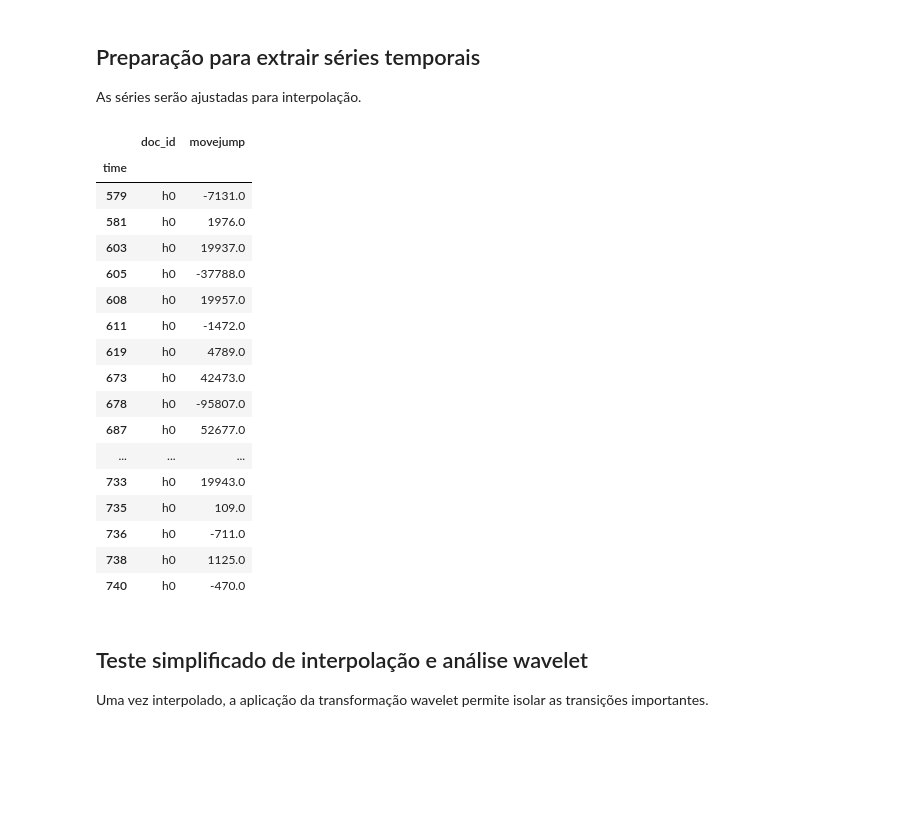
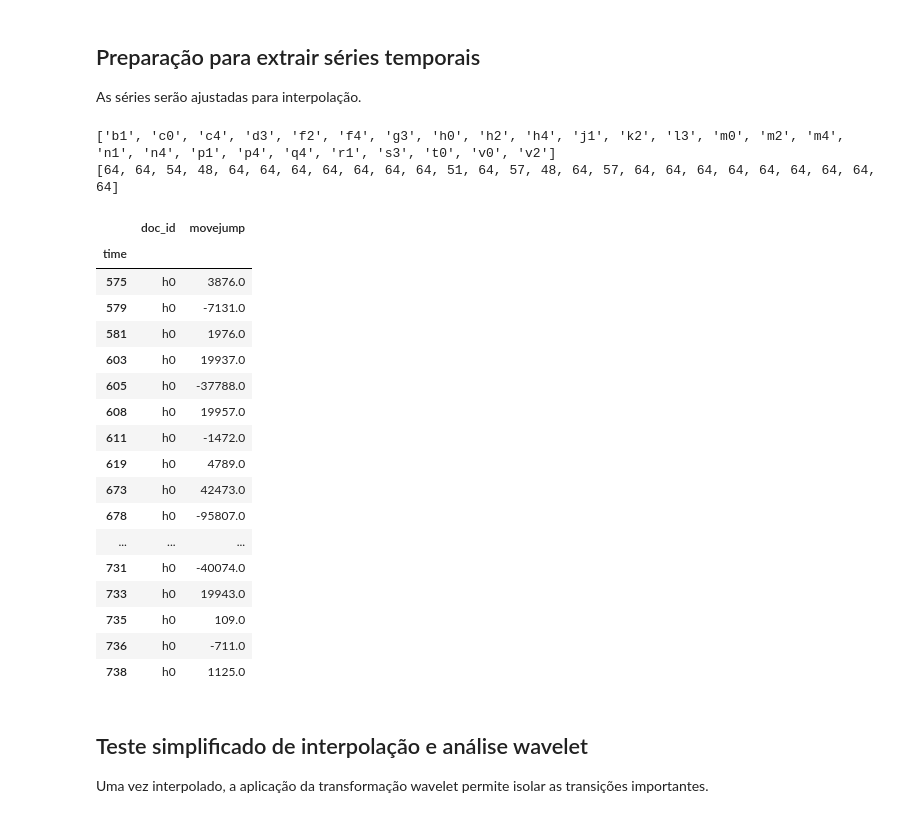
Before and after one commit to labase/data_edu, a Jupyter notebook: ipnb/organelas.ipynb, the cells around one changed output. Saved outputs shown, nothing was run; the diff lists cells and outputs as text; code cells hidden in the pictures; blank space fills up the shorter version.

```diff
--- a/ipnb/organelas.ipynb
+++ b/ipnb/organelas.ipynb
@@ -412,17 +414,23 @@ As séries serão ajustadas para interpolação.
 # %%
 # ds = df.groupby(['doc_id', 'time'])['time'].reset_index()
 # ds = df[df.doc_id[:], df.time[:]]
 ds = df.loc[:, ['doc_id', 'time', 'movejump']]
 # ds['time'] = pd.to_datetime(ds['time'])
 ds.index = ds['time'].div(1000).astype(int)
 del ds['time']
 # ds = ds.groupby('doc_id').resample('ms').mean()# .mean().head(4)
-dfs = [x for _, x in ds.groupby('doc_id') if x.index[-1]>400]
-b1 = dfs[7]
+# dfs = [x for _, x in ds.groupby('doc_id') if x.index[-1]>400]
+dfs = {did:x.iloc[:64,:] for did, x in ds.groupby('doc_id') if x.index[-1] > 400}
+b1 = list(dfs.values())[7]
+print(list(dfs.keys()))
+print([len(d_) for d_ in dfs.values()])
 b1.tail(20)
 # %% [output]
+['b1', 'c0', 'c4', 'd3', 'f2', 'f4', 'g3', 'h0', 'h2', 'h4', 'j1', 'k2', 'l3', 'm0', 'm2', 'm4', 'n1', 'n4', 'p1', 'p4', 'q4', 'r1', 's3', 't0', 'v0', 'v2']
+[64, 64, 54, 48, 64, 64, 64, 64, 64, 64, 64, 51, 64, 57, 48, 64, 57, 64, 64, 64, 64, 64, 64, 64, 64, 64]
 |  | doc_id | movejump |
 | time |  |  |
+| 575 | h0 | 3876.0 |
 | 579 | h0 | -7131.0 |
 | 581 | h0 | 1976.0 |
 | 603 | h0 | 19937.0 |
@@ -432,13 +440,12 @@ b1.tail(20)
 | 619 | h0 | 4789.0 |
 | 673 | h0 | 42473.0 |
 | 678 | h0 | -95807.0 |
-| 687 | h0 | 52677.0 |
 | ... | ... | ... |
+| 731 | h0 | -40074.0 |
 | 733 | h0 | 19943.0 |
 | 735 | h0 | 109.0 |
 | 736 | h0 | -711.0 |
 | 738 | h0 | 1125.0 |
-| 740 | h0 | -470.0 |
 # %% [markdown]
 ## Teste simplificado de interpolação e análise wavelet
 Uma vez interpolado, a aplicação da transformação wavelet permite isolar as transições importantes.
```
Also changed, not shown: parts of 14 cells of this notebook.
